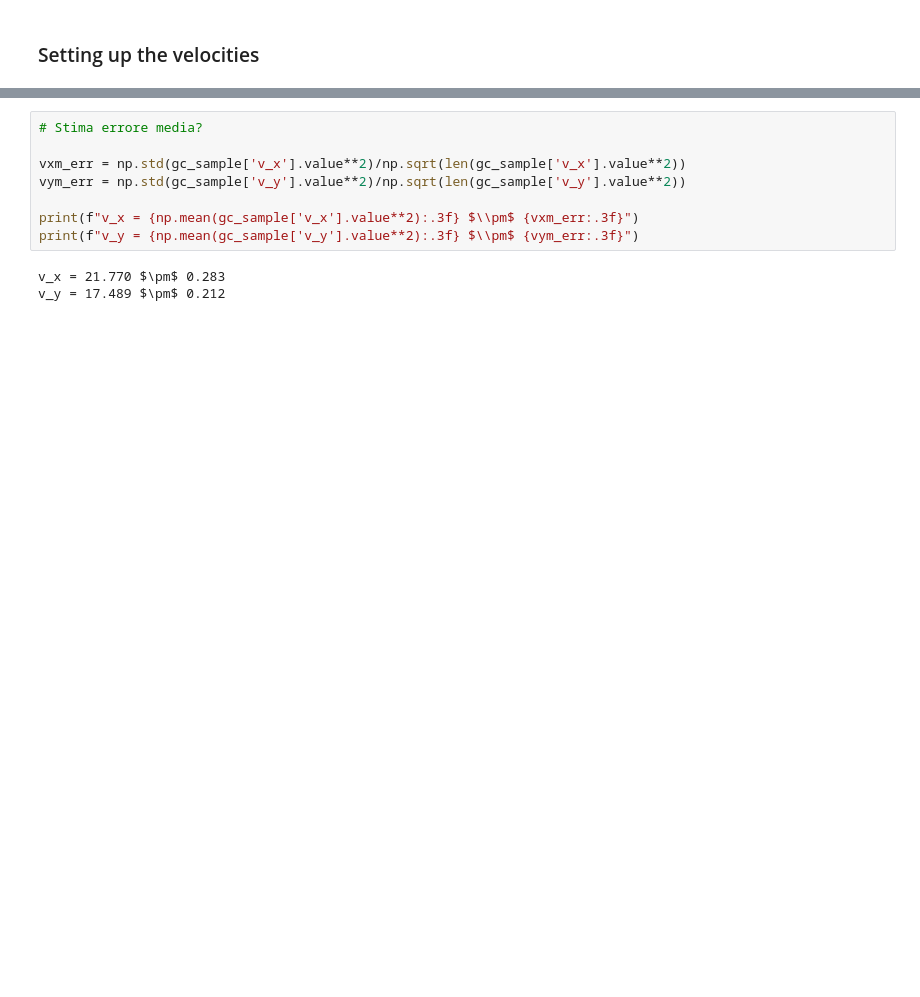
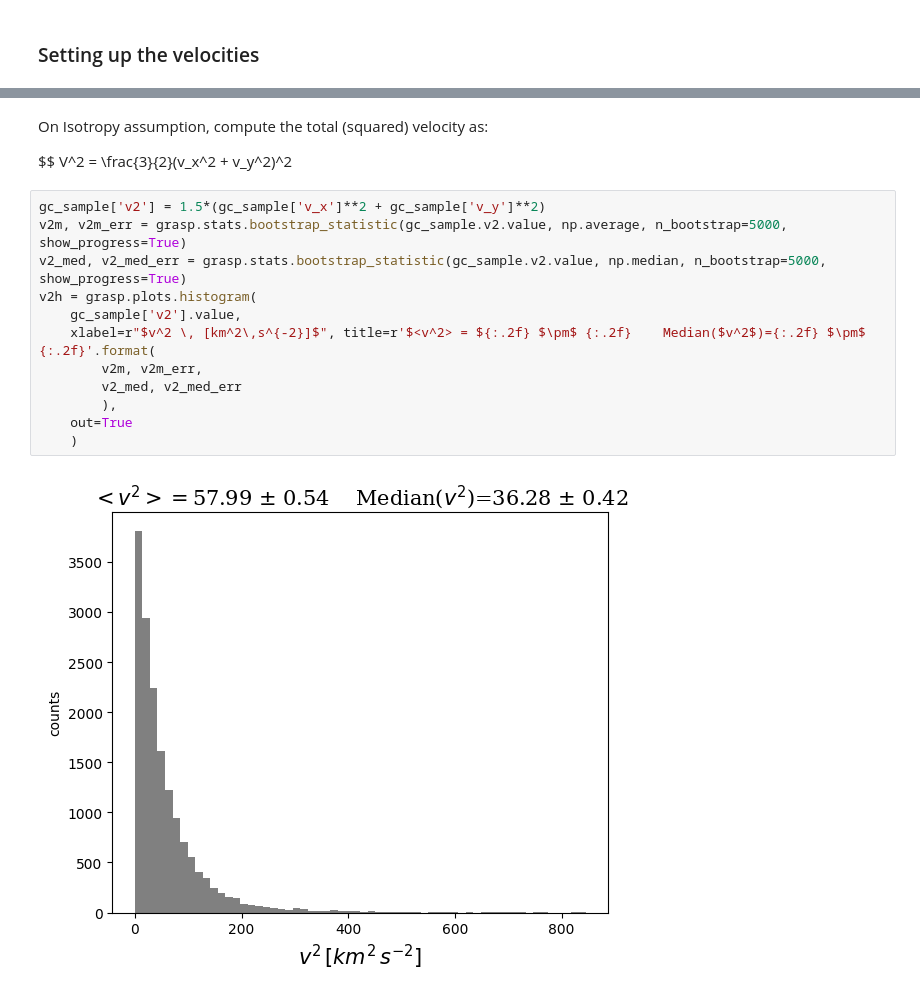
Before and after one commit to pietroferraiuolo/GRASP, a Jupyter notebook: scripts/n6121_analysis.ipynb, the cells around one changed output, grey strips where cells are left out. Cells and saved outputs as stored; diff of their text form; blank space fills up the shorter version.

```diff
--- a/scripts/n6121_analysis.ipynb
+++ b/scripts/n6121_analysis.ipynb
@@ -727,11 +692,18 @@ grasp.plots.histogram(gc_sample['v_x'].value**2, xlabel=r"$v_x^2 \, [km^2\,s^{-2
-# %%
-# Stima errore media?
-
-vxm_err = np.std(gc_sample['v_x'].value**2)/np.sqrt(len(gc_sample['v_x'].value**2))
-vym_err = np.std(gc_sample['v_y'].value**2)/np.sqrt(len(gc_sample['v_y'].value**2))
-
-print(f"v_x = {np.mean(gc_sample['v_x'].value**2):.3f} $\\pm$ {vxm_err:.3f}")
-print(f"v_y = {np.mean(gc_sample['v_y'].value**2):.3f} $\\pm$ {vym_err:.3f}")
-# %% [output]
-v_x = 21.770 $\pm$ 0.283
-v_y = 17.489 $\pm$ 0.212
+# %% [markdown]
+On Isotropy assumption, compute the total (squared) velocity as:
+
+$$ V^2 = \frac{3}{2}(v_x^2 + v_y^2)^2
+# %%
+gc_sample['v2'] = 1.5*(gc_sample['v_x']**2 + gc_sample['v_y']**2)
+v2m, v2m_err = grasp.stats.bootstrap_statistic(gc_sample.v2.value, np.average, n_bootstrap=5000, show_progress=True)
+v2_med, v2_med_err = grasp.stats.bootstrap_statistic(gc_sample.v2.value, np.median, n_bootstrap=5000, show_progress=True)
+v2h = grasp.plots.histogram(
+    gc_sample['v2'].value,
+    xlabel=r"$v^2 \, [km^2\,s^{-2}]$", title=r'$<v^2> = ${:.2f} $\pm$ {:.2f}    Median($v^2$)={:.2f} $\pm$ {:.2f}'.format(
+        v2m, v2m_err,
+        v2_med, v2_med_err
+        ),
+    out=True
+    )
+# %% [output]
+[figure, added]
```
Also changed, not shown: parts of 16 cells of this notebook, 3 other files.
